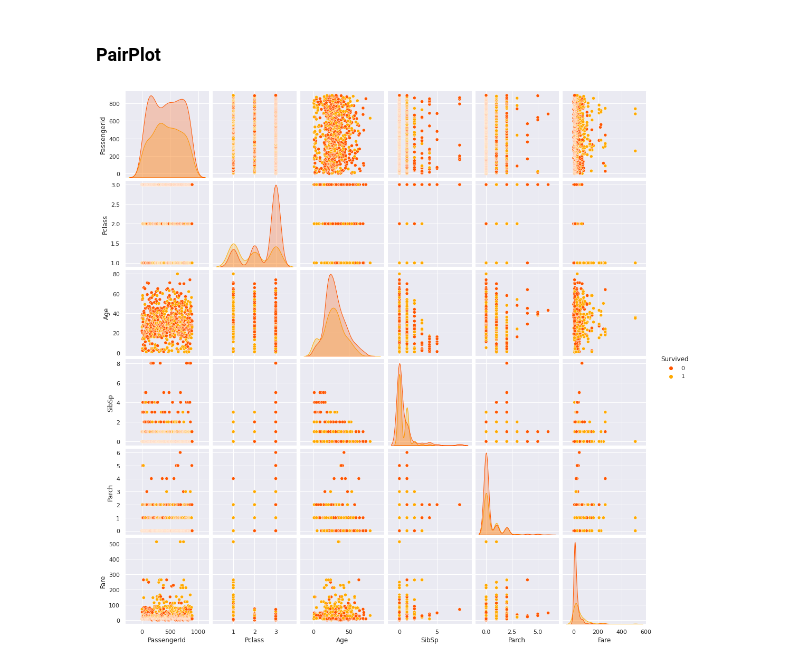
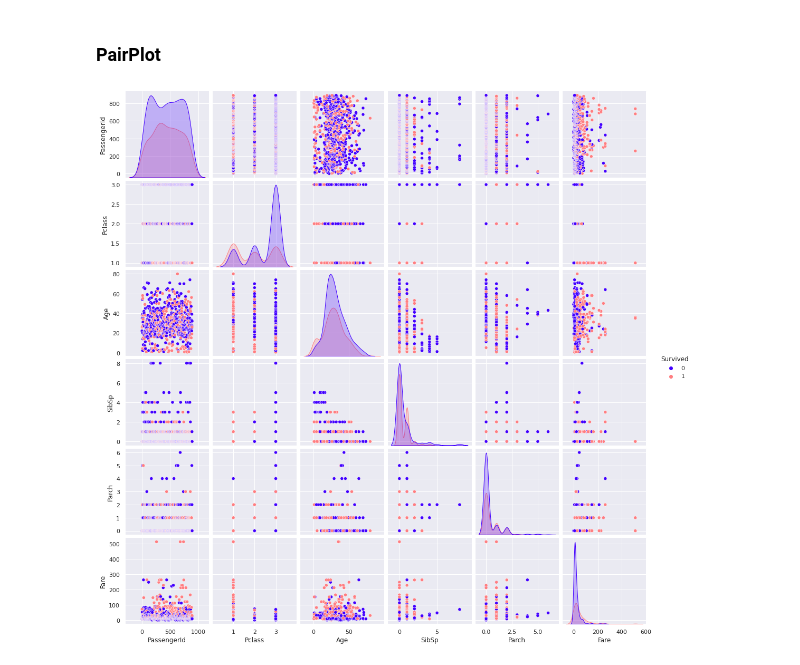
Before and after one commit to SatyaRay003/Titanic-Survival-Prediction, a Jupyter notebook: Titanic_EDA.ipynb, the cells around one changed output. Drawn from its saved outputs; the diff is of its cells as text; code cells hidden in the pictures.

```diff
--- a/Titanic_EDA.ipynb
+++ b/Titanic_EDA.ipynb
@@ -791,6 +839,6 @@ sns.catplot(x="Fare", y="Embarked",
 # %% [markdown]
 ### PairPlot
 # %%
-sns.pairplot(train_df, hue='Survived', palette='autumn');
+sns.pairplot(train_df, hue='Survived', palette='gnuplot2');
 # %% [output]
-[figure, old version]
+[figure, new version]
```
Also changed, not shown: parts of 25 cells of this notebook.
